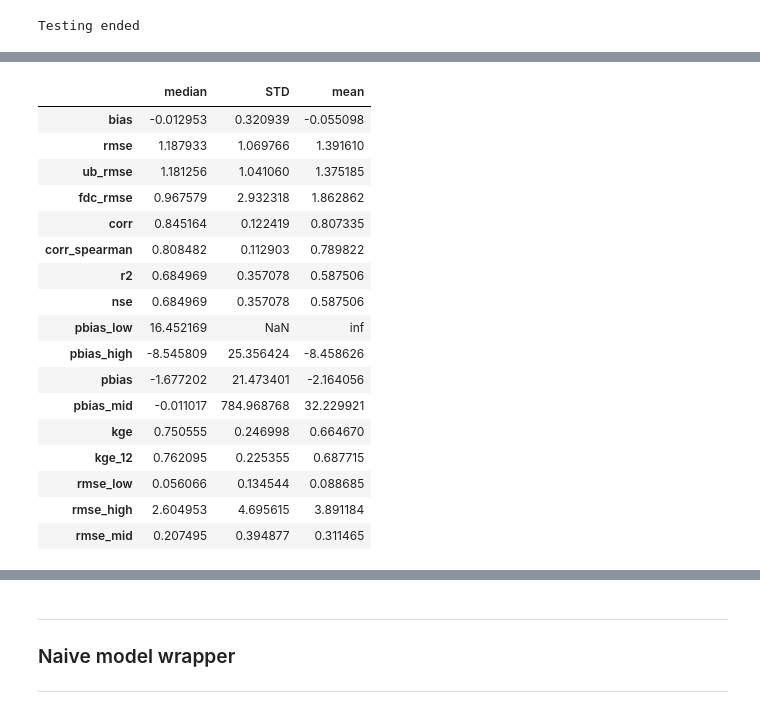
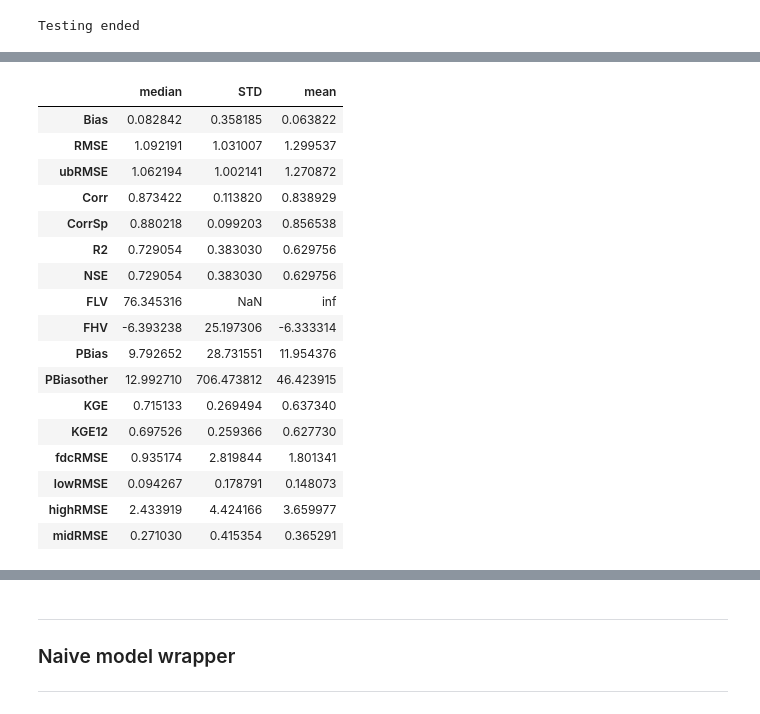
Before and after one commit to leoglonz/hydro_multimodel, a Jupyter notebook: testMulti_v2.ipynb, the cells around one changed output, grey strips where cells are left out. Cells and saved outputs as stored; diff of their text form; code cells hidden in the pictures.

```diff
--- a/testMulti_v2.ipynb
+++ b/testMulti_v2.ipynb
@@ -419,0 +414,7 @@ marrmot_PRMS
+# %%
+diff = np.zeros(predictions.shape)
+temp = diff
+
+for i in range(predictions.shape[-1]):
+    diff[:,:,i] = np.abs(predictions[:,:,i] - observations)
+    min_diff = np.argmin(diff, axis=2)
@@ -419,0 +458,7 @@ marrmot_PRMS
+# %%
+temp = np.zeros(observations.shape)
+
+for i in range(2):
+    temp[i,:] = diff[i,:,i]
+
+temp
@@ -420,8 +478,22 @@ marrmot_PRMS
+# %%
+obs = y_obs['HBV_dynamic']
 # %%
+# Merge observation data.
+if len(obs.shape) == 3:
+    comp_obs = np.mean(obs, axis = 2)
+elif len(obs.shape) == 2:
+    comp_obs = obs
+else:
+    raise ValueError("Error reading prediction data: incorrect formatting.")
+
+
 # Merge model predictions using specified merging type.
 if len(preds.shape) == 3:
     if ensemble_type == 'max':
         comp_preds = np.amax(preds, axis=2)
+    if ensemble_type == 'hacc':
+        pass
+        # comp_preds = np.amax(preds, axis=2)
     elif ensemble_type == 'min':
         comp_preds = np.amin(preds, axis=2)
     elif ensemble_type == 'avg':
@@ -438,14 +510,6 @@ elif len(preds.shape) == 2:
     comp_preds = preds  # For single model, do nothing
 else:
     raise ValueError("Error reading prediction data: incorrect formatting.")
-
-# Merge observation data.
-if len(obs.shape) == 3:
-    comp_obs = np.mean(obs, axis = 2)
-elif len(obs.shape) == 2:
-    comp_obs = obs
-else:
-    raise ValueError("Error reading prediction data: incorrect formatting.")
 # %%
 # Calculating performance statistics at each basin e.g., NSE, KGE.
 stat = statError(comp_preds, comp_obs)
@@ -526,21 +566,21 @@ len(stat.keys())
-# %%
-mdstd_met
-# %% [output]
-|  | median | STD | mean |
-| bias | -0.012953 | 0.320939 | -0.055098 |
-| rmse | 1.187933 | 1.069766 | 1.391610 |
-| ub_rmse | 1.181256 | 1.041060 | 1.375185 |
-| fdc_rmse | 0.967579 | 2.932318 | 1.862862 |
-| corr | 0.845164 | 0.122419 | 0.807335 |
-| corr_spearman | 0.808482 | 0.112903 | 0.789822 |
-| r2 | 0.684969 | 0.357078 | 0.587506 |
-| nse | 0.684969 | 0.357078 | 0.587506 |
-| pbias_low | 16.452169 | NaN | inf |
-| pbias_high | -8.545809 | 25.356424 | -8.458626 |
-| pbias | -1.677202 | 21.473401 | -2.164056 |
-| pbias_mid | -0.011017 | 784.968768 | 32.229921 |
-| kge | 0.750555 | 0.246998 | 0.664670 |
-| kge_12 | 0.762095 | 0.225355 | 0.687715 |
-| rmse_low | 0.056066 | 0.134544 | 0.088685 |
-| rmse_high | 2.604953 | 4.695615 | 3.891184 |
-| rmse_mid | 0.207495 | 0.394877 | 0.311465 |
+# %%
+mdstd
+# %% [output]
+|  | median | STD | mean |
+| Bias | 0.082842 | 0.358185 | 0.063822 |
+| RMSE | 1.092191 | 1.031007 | 1.299537 |
+| ubRMSE | 1.062194 | 1.002141 | 1.270872 |
+| Corr | 0.873422 | 0.113820 | 0.838929 |
+| CorrSp | 0.880218 | 0.099203 | 0.856538 |
+| R2 | 0.729054 | 0.383030 | 0.629756 |
+| NSE | 0.729054 | 0.383030 | 0.629756 |
+| FLV | 76.345316 | NaN | inf |
+| FHV | -6.393238 | 25.197306 | -6.333314 |
+| PBias | 9.792652 | 28.731551 | 11.954376 |
+| PBiasother | 12.992710 | 706.473812 | 46.423915 |
+| KGE | 0.715133 | 0.269494 | 0.637340 |
+| KGE12 | 0.697526 | 0.259366 | 0.627730 |
+| fdcRMSE | 0.935174 | 2.819844 | 1.801341 |
+| lowRMSE | 0.094267 | 0.178791 | 0.148073 |
+| highRMSE | 2.433919 | 4.424166 | 3.659977 |
+| midRMSE | 0.271030 | 0.415354 | 0.365291 |
```
Also changed, not shown: parts of 16 cells of this notebook, 7 other files.
